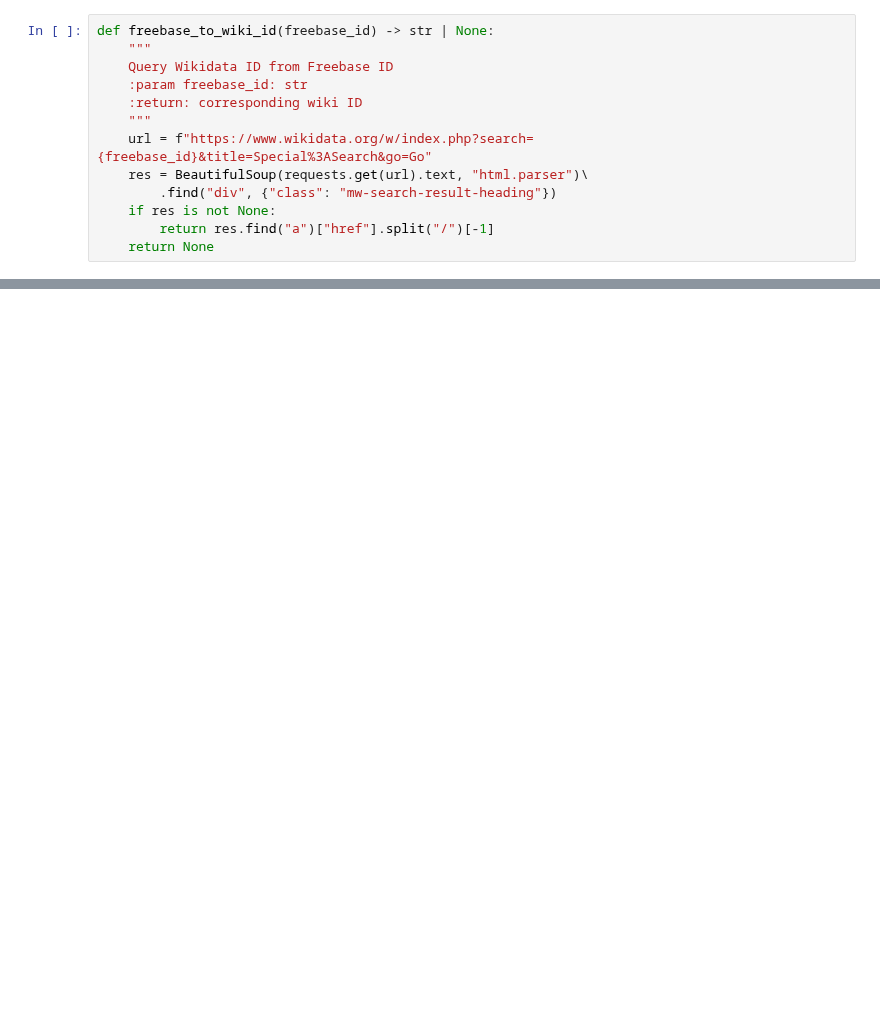
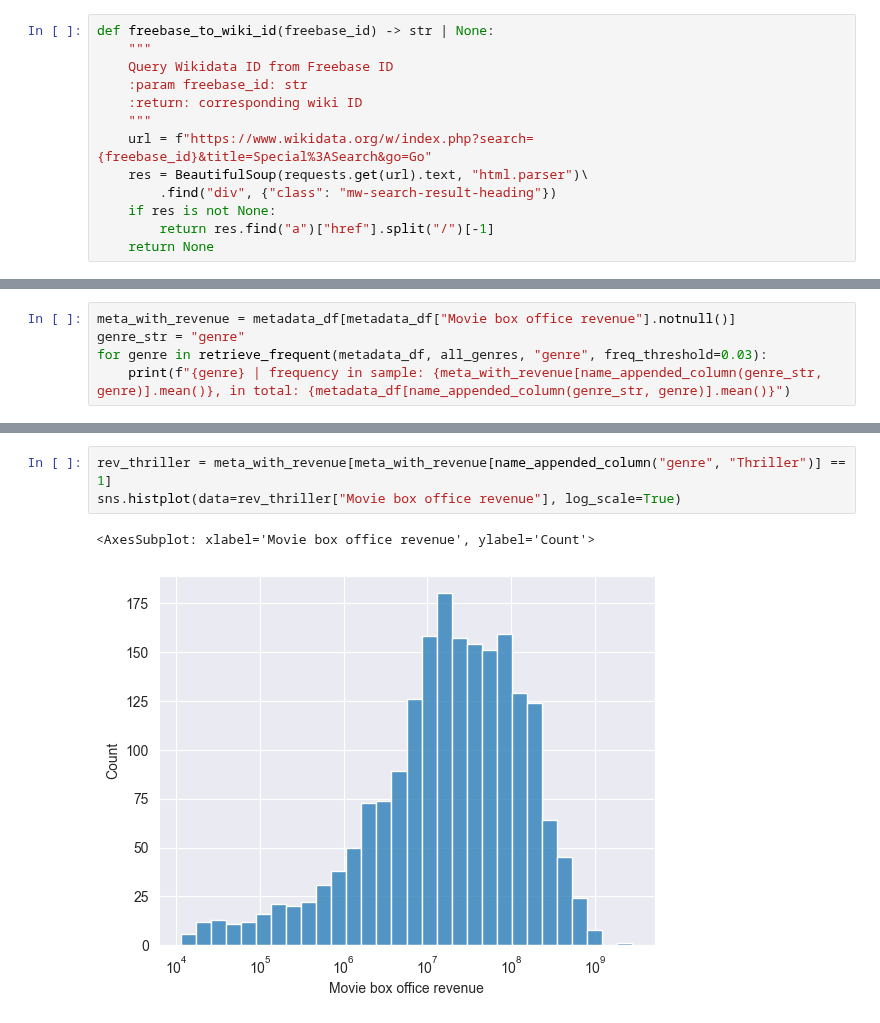
Before and after one commit to epfl-ada/ada-2022-project-pythonistrash, a Jupyter notebook: src/metadata_analysis.ipynb, the cells around one changed output, grey strips where cells are left out. Drawn from its saved outputs; the diff is of its cells as text; blank space fills up the shorter version.

```diff
--- a/src/metadata_analysis.ipynb
+++ b/src/metadata_analysis.ipynb
@@ -336,0 +354,5 @@ def parse_summaries(file: str) -> BeautifulSoup:
+# %%
+meta_with_revenue = metadata_df[metadata_df["Movie box office revenue"].notnull()]
+genre_str = "genre"
+for genre in retrieve_frequent(metadata_df, all_genres, "genre", freq_threshold=0.03):
+    print(f"{genre} | frequency in sample: {meta_with_revenue[name_appended_column(genre_str, genre)].mean()}, in total: {metadata_df[name_appended_column(genre_str, genre)].mean()}")
@@ -336,0 +377,6 @@ def parse_summaries(file: str) -> BeautifulSoup:
+# %%
+rev_thriller = meta_with_revenue[meta_with_revenue[name_appended_column("genre", "Thriller")] == 1]
+sns.histplot(data=rev_thriller["Movie box office revenue"], log_scale=True)
+# %% [output]
+<AxesSubplot: xlabel='Movie box office revenue', ylabel='Count'>
+[figure, added]
```
Also changed, not shown: parts of 13 cells of this notebook.
